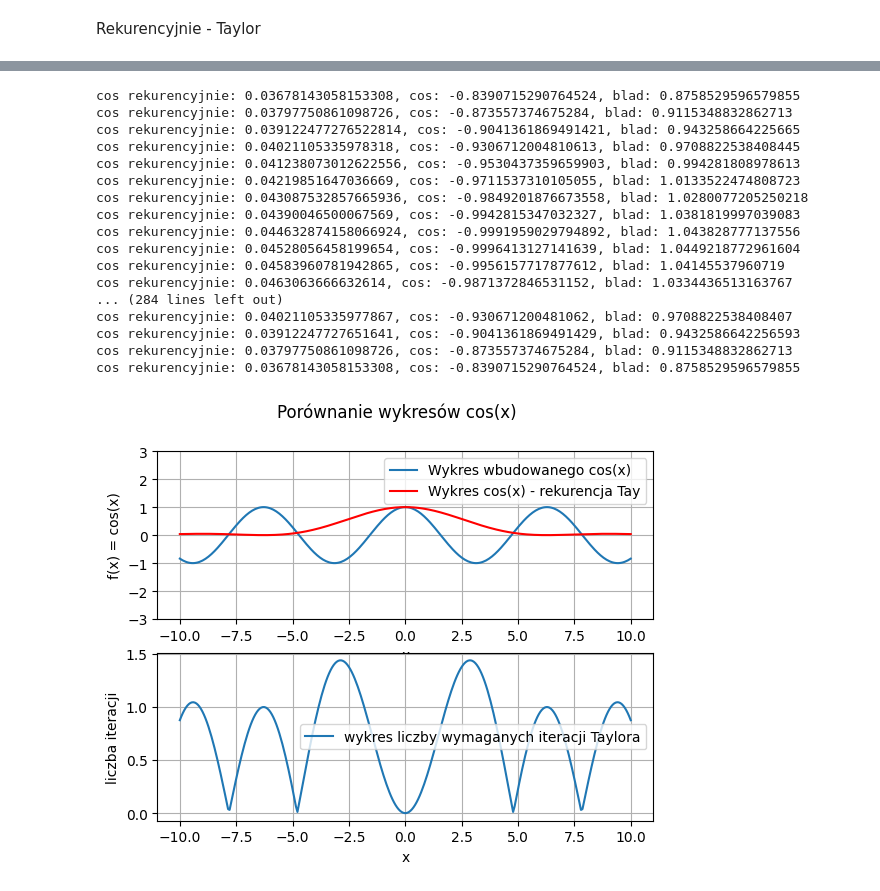
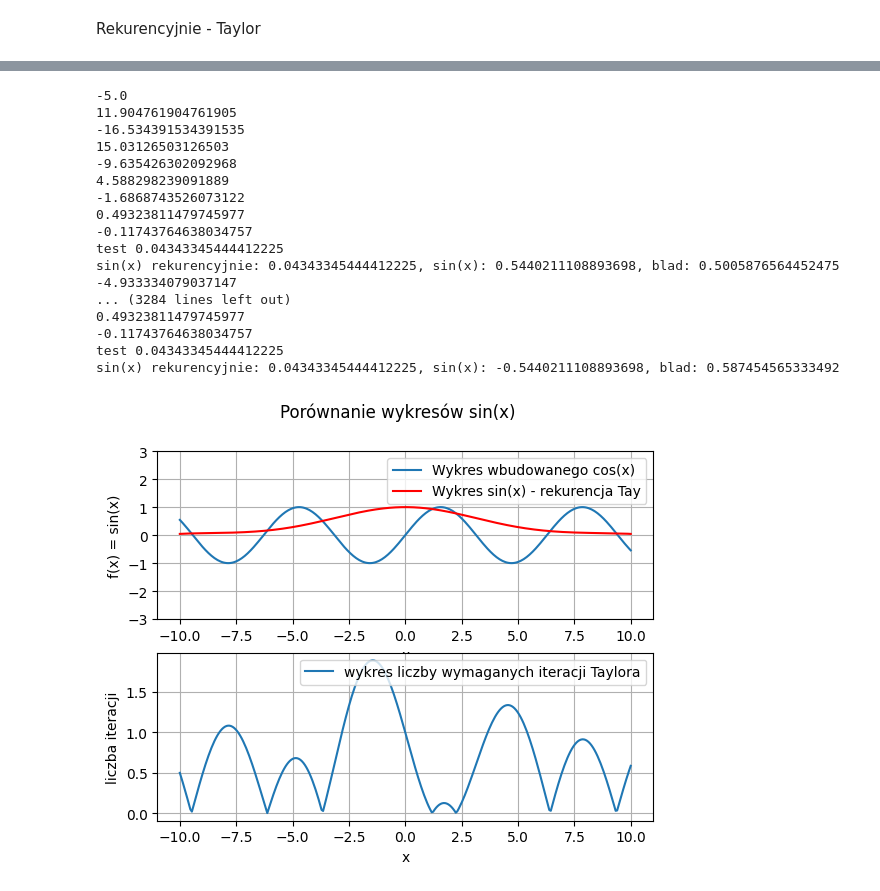
Before and after one commit to TheNuRii/Algorytmy_obliczeniowe, a Jupyter notebook: kolokwium_2/material_kol/taylor.ipynb, the cells around one changed output, grey strips where cells are left out. Drawn from its saved outputs; the diff is of its cells as text; code cells hidden in the pictures.

```diff
--- a/kolokwium_2/material_kol/taylor.ipynb
+++ b/kolokwium_2/material_kol/taylor.ipynb
@@ -173,62 +235,65 @@ import math
 import matplotlib.pyplot as plt
 
 #obliczyc na kartce an a bardziej roznice k
-def cos_rek(x, N):
+def sin_rek(x, N):
     an = 1
     y=1
     for i in range(1, N):
-        an = an*((-x*x)/((2*i +2)*(2*i + 1)))
+        an = an * (-x*x)/((2*i + 2)*(2*i + 3))
+
+        print(an)
         #(-x * x/((2*i+ 2)*(2*i + 1)))
         y += an
-    return y, abs(y - np.cos(x))
+    print("test", y)
+    return y, abs(y - np.sin(x))
 
 
 x = np.linspace(-10, 10, 300)
 
 y_rek = np.zeros(len(x))
-y_wbudowane = np.cos(x)
+y_wbudowane = np.sin(x)
 liczba_iteracji = np.zeros(len(x))
 
-N = 100
+N = 10
 
 for i in range(len(x)):
-    y_rek[i], liczba_iteracji[i] = cos_rek(x[i], N)
-    print(f"cos rekurencyjnie: {y_rek[i]}, cos: {y_wbudowane[i]}, blad: {liczba_iteracji[i]}")
+    y_rek[i], liczba_iteracji[i] = sin_rek(x[i], N)
+    print(f"sin(x) rekurencyjnie: {y_rek[i]}, sin(x): {y_wbudowane[i]}, blad: {liczba_iteracji[i]}")
 
 fig, (ax1, ax2) = plt.subplots(2, 1)
-plt.suptitle("Porównanie wykresów cos(x)")
+plt.suptitle("Porównanie wykresów sin(x)")
 
-ax1.set_ylabel("f(x) = cos(x)")
+ax1.set_ylabel("f(x) = sin(x)")
 ax1.set_xlabel("x")
 ax1.plot(x, y_wbudowane, label="Wykres wbudowanego cos(x)")
-ax1.plot(x, y_rek, 'r',label="Wykres cos(x) - rekurencja Tay")
+ax1.plot(x, y_rek, 'r',label="Wykres sin(x) - rekurencja Tay")
 ax1.set_ylim([-3, 3])
 ax1.legend()
 ax1.grid()
 
 ax2.plot(x, liczba_iteracji, label="wykres liczby wymaganych iteracji Taylora")
 ax2.set_ylabel("liczba iteracji")
 ax2.set_xlabel("x")
 ax2.legend()
 ax2.grid()
 
 plt.show()
 # %% [output]
-cos rekurencyjnie: 0.03678143058153308, cos: -0.8390715290764524, blad: 0.8758529596579855
-cos rekurencyjnie: 0.03797750861098726, cos: -0.873557374675284, blad: 0.9115348832862713
-cos rekurencyjnie: 0.039122477276522814, cos: -0.9041361869491421, blad: 0.943258664225665
-cos rekurencyjnie: 0.04021105335978318, cos: -0.9306712004810613, blad: 0.9708822538408445
-cos rekurencyjnie: 0.041238073012622556, cos: -0.9530437359659903, blad: 0.994281808978613
-cos rekurencyjnie: 0.04219851647036669, cos: -0.9711537310105055, blad: 1.0133522474808723
-cos rekurencyjnie: 0.043087532857665936, cos: -0.9849201876673558, blad: 1.0280077205250218
-cos rekurencyjnie: 0.04390046500067569, cos: -0.9942815347032327, blad: 1.0381819997039083
-cos rekurencyjnie: 0.044632874158066924, cos: -0.9991959029794892, blad: 1.043828777137556
-cos rekurencyjnie: 0.04528056458199654, cos: -0.9996413127141639, blad: 1.0449218772961604
-cos rekurencyjnie: 0.04583960781942865, cos: -0.9956157717877612, blad: 1.04145537960719
-cos rekurencyjnie: 0.0463063666632614, cos: -0.9871372846531152, blad: 1.0334436513163767
-... (284 lines left out)
-cos rekurencyjnie: 0.04021105335977867, cos: -0.930671200481062, blad: 0.9708822538408407
-cos rekurencyjnie: 0.03912247727651641, cos: -0.9041361869491429, blad: 0.9432586642256593
-cos rekurencyjnie: 0.03797750861098726, cos: -0.873557374675284, blad: 0.9115348832862713
-cos rekurencyjnie: 0.03678143058153308, cos: -0.8390715290764524, blad: 0.8758529596579855
+-5.0
+11.904761904761905
+-16.534391534391535
+15.03126503126503
+-9.635426302092968
+4.588298239091889
+-1.6868743526073122
+0.49323811479745977
+-0.11743764638034757
+test 0.04343345444412225
+sin(x) rekurencyjnie: 0.04343345444412225, sin(x): 0.5440211108893698, blad: 0.5005876564452475
+-4.933334079037147
+... (3284 lines left out)
+0.49323811479745977
+-0.11743764638034757
+test 0.04343345444412225
+sin(x) rekurencyjnie: 0.04343345444412225, sin(x): -0.5440211108893698, blad: 0.587454565333492
-[figure, old version]
+[figure, new version]
```
Also changed, not shown: parts of 3 cells of this notebook, 2 other files.
